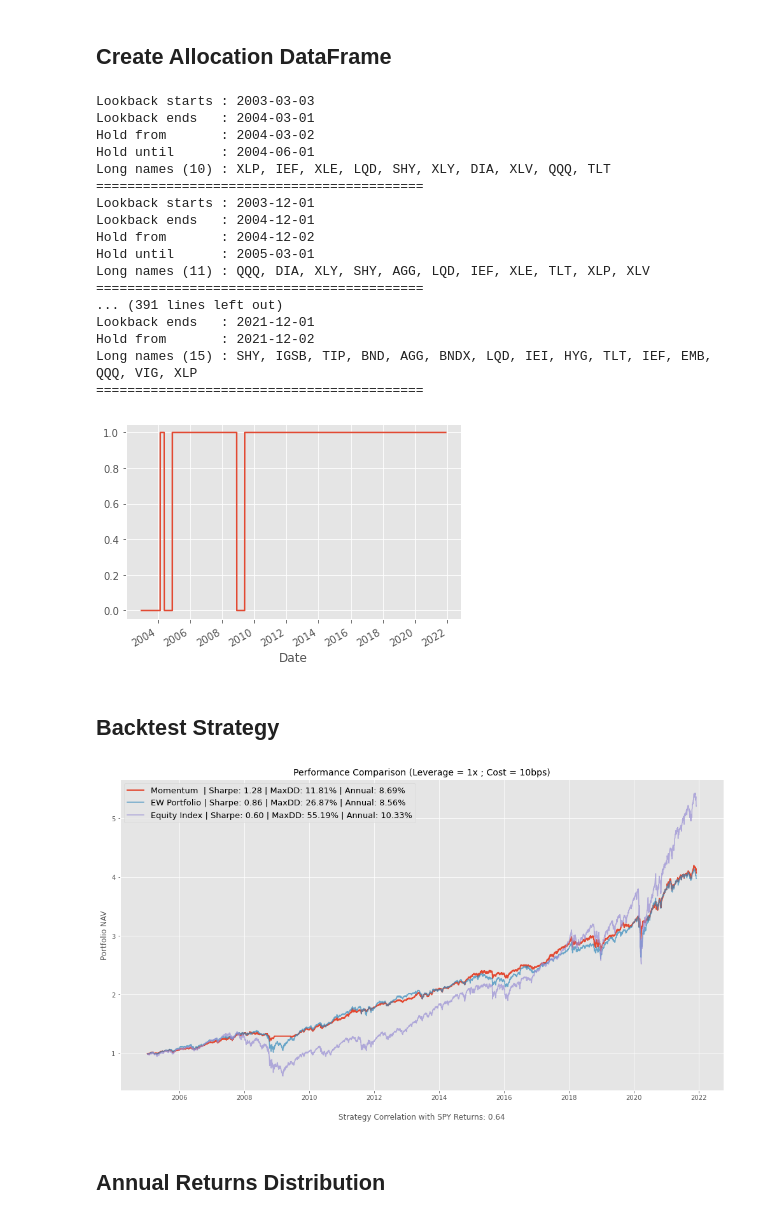
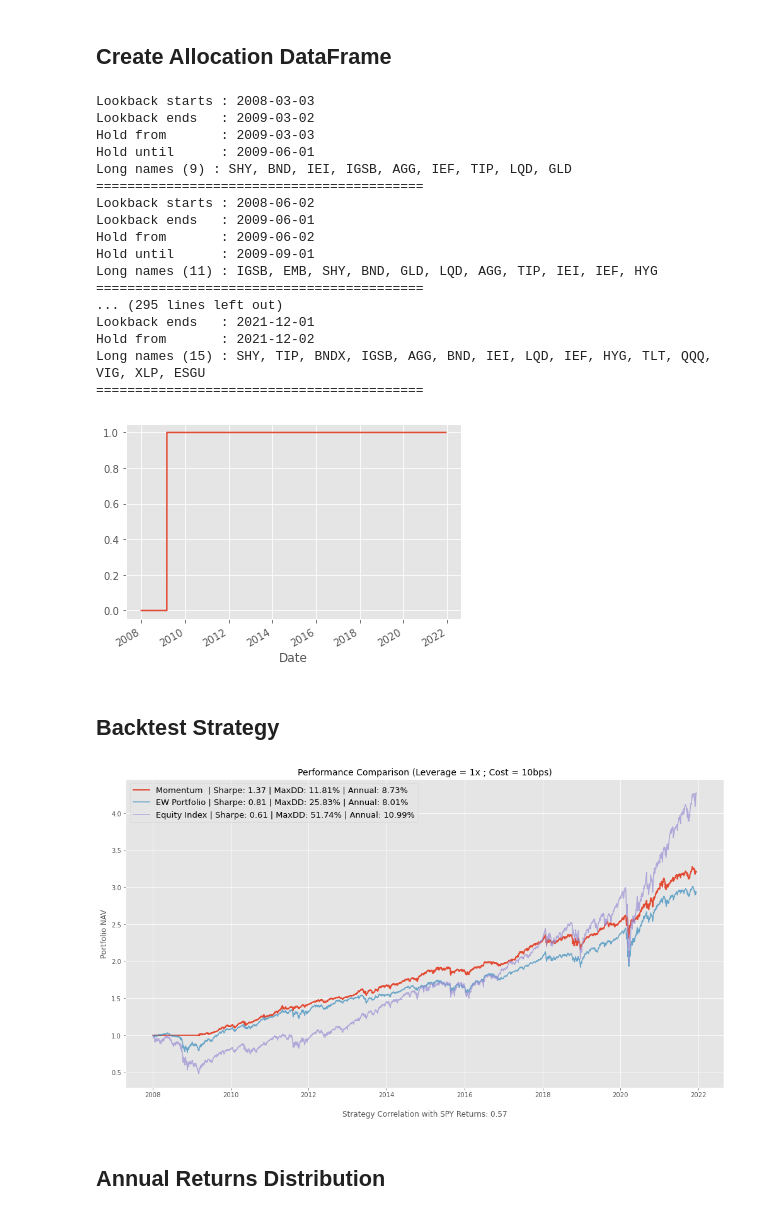
Before and after one commit to samueljuanp/investment_analysis, a Jupyter notebook: strategies/macro_momentum.ipynb, the cells around one changed output. Drawn from its saved outputs; the diff is of its cells as text; code cells hidden in the pictures.

```diff
--- a/strategies/macro_momentum.ipynb
+++ b/strategies/macro_momentum.ipynb
@@ -36,0 +31,4 @@ Wall time: 31.6 s
+# %%
+%%time
+data = wb.DataReader(name=tickers, data_source='yahoo', start='2000-01-01', end=dt.date.today())['Adj Close']
+data.loc[data.index[-1]+BDay(1),:] = np.nan
@@ -58,12 +58,12 @@ plt.show()
 # strategy parameters
 lookback = 12
 hold = 3
-seasonality = None
+seasonality = 2
 post_exdate = 1
 
 threshold = 0.90
 max_assets = 15
-min_assets = 10
+min_assets = 8
 
 # resample dates to monthly timeframe
 critical = data.resample('BMS').mean().index
@@ -85,7 +85,7 @@ hold_until = [date+BDay(post_exdate)-BDay(1) for date in critical[lookback+hold:
 end = [date-BDay(1) for date in rebalance_on]
 
 # check sample of lookback and allocation period
-i = 71
+i = 50
 print(f"Lookback starts : {start[i].date()}")
 print(f"Lookback ends   : {end[i].date()}")
 print(f"Rebalance on    : {rebalance_on[i].date()}")
@@ -143,27 +143,27 @@ for i in range(len(rebalance_on)):
         # allocate capital equally
         allocation.loc[rebal_on:hold_till, long_names] = 1 / len(long_names)
 # %% [output]
-Lookback starts : 2003-03-03
-Lookback ends   : 2004-03-01
-Hold from       : 2004-03-02
-Hold until      : 2004-06-01
-Long names (10) : XLP, IEF, XLE, LQD, SHY, XLY, DIA, XLV, QQQ, TLT
+Lookback starts : 2008-03-03
+Lookback ends   : 2009-03-02
+Hold from       : 2009-03-03
+Hold until      : 2009-06-01
+Long names (9) : SHY, BND, IEI, IGSB, AGG, IEF, TIP, LQD, GLD
 ==========================================
-Lookback starts : 2003-12-01
-Lookback ends   : 2004-12-01
-Hold from       : 2004-12-02
-Hold until      : 2005-03-01
-Long names (11) : QQQ, DIA, XLY, SHY, AGG, LQD, IEF, XLE, TLT, XLP, XLV
+Lookback starts : 2008-06-02
+Lookback ends   : 2009-06-01
+Hold from       : 2009-06-02
+Hold until      : 2009-09-01
+Long names (11) : IGSB, EMB, SHY, BND, GLD, LQD, AGG, TIP, IEI, IEF, HYG
 ==========================================
-... (391 lines left out)
+... (295 lines left out)
 Lookback ends   : 2021-12-01
 Hold from       : 2021-12-02
-Long names (15) : SHY, IGSB, TIP, BND, AGG, BNDX, LQD, IEI, HYG, TLT, IEF, EMB, QQQ, VIG, XLP
+Long names (15) : SHY, TIP, BNDX, IGSB, AGG, BND, IEI, LQD, IEF, HYG, TLT, QQQ, VIG, XLP, ESGU
 ==========================================
 # %%
 allocation.sum(axis=1).plot(); plt.show() # long-only
 # %% [output]
-[figure, old version]
+[figure, new version]
 # %% [markdown]
 ## Backtest Strategy
 # %%
@@ -187,35 +187,35 @@ strat = strat - (turnover * cost).sum(axis=1)
 def sharpe(daily_return):
     return daily_return.mean() / daily_return.std() * np.sqrt(250)
 
 # functionalize maximum drawdown
 def max_dd(daily_return):
     roll_max = (daily_return + 1).cumprod().expanding().max()
     daily_dd = (daily_return + 1).cumprod() / roll_max.values - 1.0
     max_dd = daily_dd.abs().max() * 100
     return max_dd
 
 # functionalize annualized return
 def annualized_return(daily_return):
     cum_return = (daily_return + 1).cumprod().dropna()
     ann_return = (cum_return.iloc[-1] / cum_return.iloc[0]) ** (1 / len(cum_return) * 252) - 1
     ann_return = ann_return * 100
     return ann_return
 
 # plot PnL
 plt.figure(figsize=(17,9))
 plt.plot((strat + 1).cumprod(), label=f"Momentum  | Sharpe: {sharpe(strat):.2f} | MaxDD: {max_dd(strat):.2f}% | Annual: {annualized_return(strat):.2f}%", lw=2)
 plt.plot((equal + 1).cumprod(), label=f"EW Portfolio | Sharpe: {sharpe(equal):.2f} | MaxDD: {max_dd(equal):.2f}% | Annual: {annualized_return(equal):.2f}%", alpha=0.7)
 plt.plot((bench + 1).cumprod(), label=f"Equity Index | Sharpe: {sharpe(bench):.2f} | MaxDD: {max_dd(bench):.2f}% | Annual: {annualized_return(bench):.2f}%", alpha=0.7)
 plt.title(f'Performance Comparison (Leverage = {leverage}x ; Cost = {tc}bps)', fontsize=14)
 plt.xlabel(f"\nStrategy Correlation with SPY Returns: {strat.corr(data['SPY'].pct_change()):.2f}", fontsize=12)
 plt.ylabel('Portfolio NAV', fontsize=12)
 plt.legend(fontsize=13)
 plt.show()
 
 # save return to csv file
-#strat.to_csv('macro_momentum_return.csv')
+strat.to_csv('macro_momentum_return.csv')
 # %% [output]
-[figure, old version]
+[figure, new version]
 # %% [markdown]
 ## Annual Returns Distribution
 # %%
```
Also changed, not shown: parts of 6 cells of this notebook, 8 other files.
